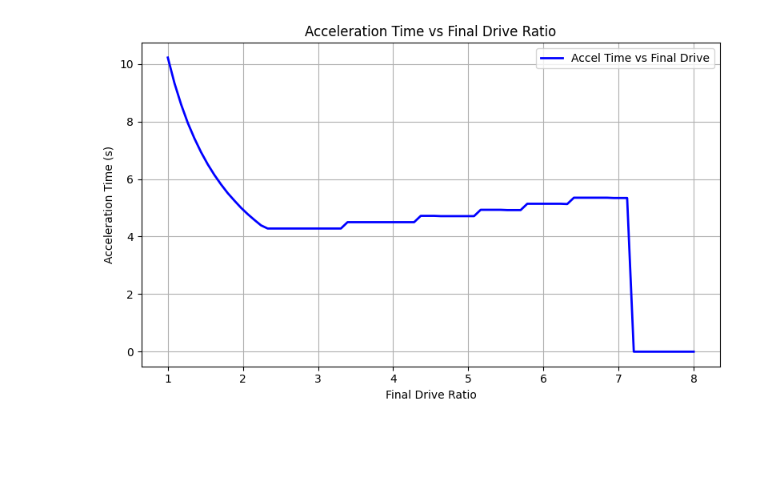
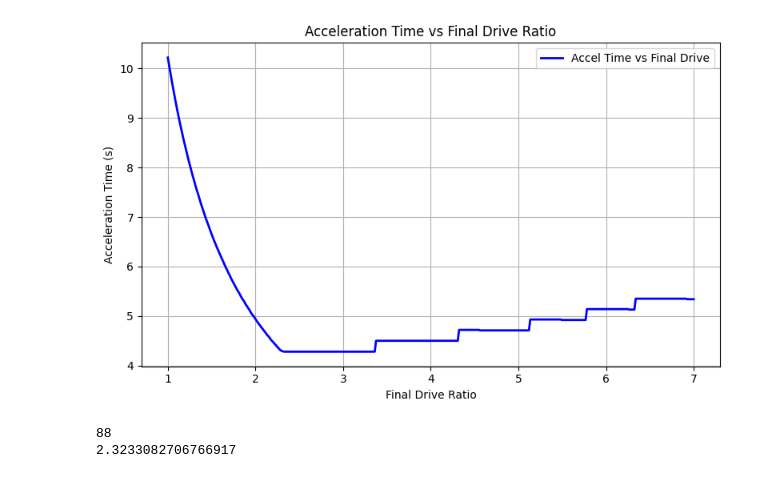
Before and after one commit to Bfoke/Death-Missile, a Jupyter notebook: AccelSweeps.ipynb, the cells around one changed output. Drawn from its saved outputs; the diff is of its cells as text; code cells hidden in the pictures; blank space fills up the shorter version.

Commit message:
looked at sweeps

```diff
--- a/AccelSweeps.ipynb
+++ b/AccelSweeps.ipynb
@@ -27,13 +27,14 @@ def calc_thrust(t, g, FD = final_drive, WR = wheel_rad):
     return t * gear[g] * FD / WR
 
 def calc_drag(v, rho = Rho, FA = frontal_A, Cd = Coef_drag):
-    return np.float64((v*v) * rho * Cd * FA / 2)
+    return (v*v) * rho * Cd * FA / 2
 
 def calc_rear_tire_NL(accel, CG = CG_height, m = mass, wb = wheel_base, rw = rear_weight):
     return ((m * CG) / wb * accel) + (m * rw * 9.8) #gravity
 
 def calc_traction(rear_NL, thrust, mu = tire_mu): # add tire model for mu later instead of constant
     return min(rear_NL * mu, thrust)
+    # return thrust
 
 def calc_accel(traction, drag, m = mass):
     return (traction - drag) / m
@@ -45,7 +46,7 @@ def cbr_torque_for_rpm(rpm):
     trq = np.float64((-0.000002458755 * (rpm*rpm)) + (0.0489652485446 * rpm) - 129.1573667711599)
     return max(trq,0)
 
-def calc_vel(v, acc, dt, TS = 51):
+def calc_vel(v, acc, dt, TS):
     vel = v + (acc * dt)
     return min(vel, TS)
 # %%
@@ -73,7 +74,8 @@ def accel_run(M = mass, WR = wheel_rad, RW = rear_weight, FD = final_drive, CG =
 
     Oto60 = 0 # both 0 for setup
     qtr_mile = 0
-
+    shifts = 0
+    shifts_to_60 = 0
     for i, t in enumerate(time[:-1]):
         rpm[i] = rpm_for_speed_gear(vel[i], g, FD, WR)
 
@@ -81,7 +83,7 @@ def accel_run(M = mass, WR = wheel_rad, RW = rear_weight, FD = final_drive, CG =
             g += 1
             time_since_shift = 0
             # print("shifted")
-
+            shifts += 1
         if time_since_shift < shift_time:
             torque[i] = 0
         else:
@@ -104,11 +106,12 @@ def accel_run(M = mass, WR = wheel_rad, RW = rear_weight, FD = final_drive, CG =
         rear_NL[i] = calc_rear_tire_NL(prev_accel,CG, M, WB, RW)
         traction[i] = calc_traction(rear_NL[i], thrust[i])
         accel[i] = calc_accel(traction[i], drag[i], M)
-        vel[i+1] = calc_vel(vel[i], accel[i], dt, TS = topSped)
+        vel[i+1] = calc_vel(vel[i], accel[i], dt, topSped)
         pos[i+1] = pos[i] + (vel[i] * dt)
 
         if vel[i] > 28.6 and Oto60 == 0:
             Oto60 = t
+            shifts_to_60 = shifts
 
         if pos[i] > 402 and qtr_mile == 0:
             qtr_mile = t
@@ -117,4 +120,5 @@ def accel_run(M = mass, WR = wheel_rad, RW = rear_weight, FD = final_drive, CG =
     # print(f'0 to 60 time (sec): ', Oto60)
     # print(f'Quarter mile time (sec): ', qtr_mile)
     # print(f'Top Speed (mph): ', topSped * 2.23694) #m/s to mph conversion factor
-    return Oto60
+    return Oto60, shifts_to_60
+    # return time, vel, pos, rpm, torque, thrust, drag, rear_NL, accel, traction
@@ -121,21 +181,29 @@ def accel_run(M = mass, WR = wheel_rad, RW = rear_weight, FD = final_drive, CG =
 # %%
-final_drive_sweep = np.linspace(1,8,80)
+final_drive_sweep = np.linspace(1,7,400)
 accel_times = np.zeros_like(final_drive_sweep)
+shifts_0to60 = np.zeros_like(final_drive_sweep)
+
 for i, r in enumerate(final_drive_sweep):
-    accel_times[i] = accel_run(FD = r)
+    accel_times[i],shifts_0to60[i] = accel_run(FD = r)
 
 plt.figure(figsize=(8, 5))
 plt.plot(final_drive_sweep, accel_times, label='Accel Time vs Final Drive', color='blue', linewidth=2)
-
+# plt.plot(final_drive_sweep, shifts_0to60, label='#shifts vs Final Drive', color='red', linewidth=2)
 plt.xlabel('Final Drive Ratio')
 plt.ylabel('Acceleration Time (s)')
 plt.title('Acceleration Time vs Final Drive Ratio')
 plt.grid(True)
 plt.legend()
 plt.tight_layout()
 plt.show()
 # %% [output]
-[figure, old version]
+[figure, new version]
+# %%
+print(np.argmin(accel_times))
+print(final_drive_sweep[88])
+# %% [output]
+88
+2.3233082706766917
 # %%
 mass_sweep = np.linspace(100,1500,100)
 accel_times = np.zeros_like(mass_sweep)
```
Also changed, not shown: parts of 3 cells of this notebook, 1 other file.
